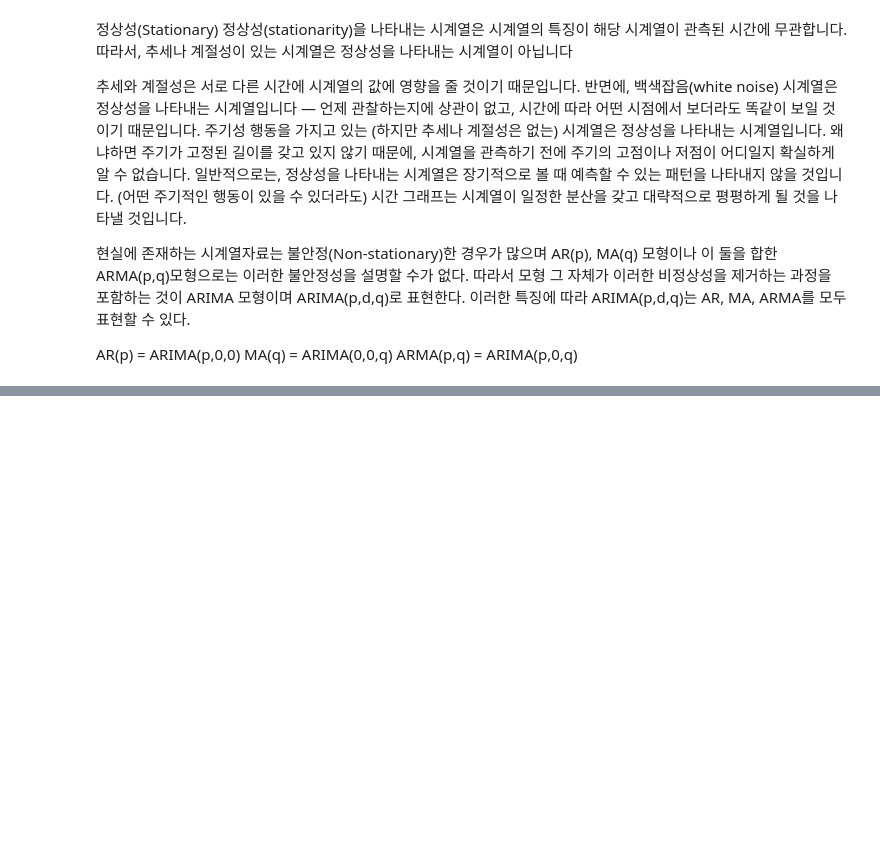
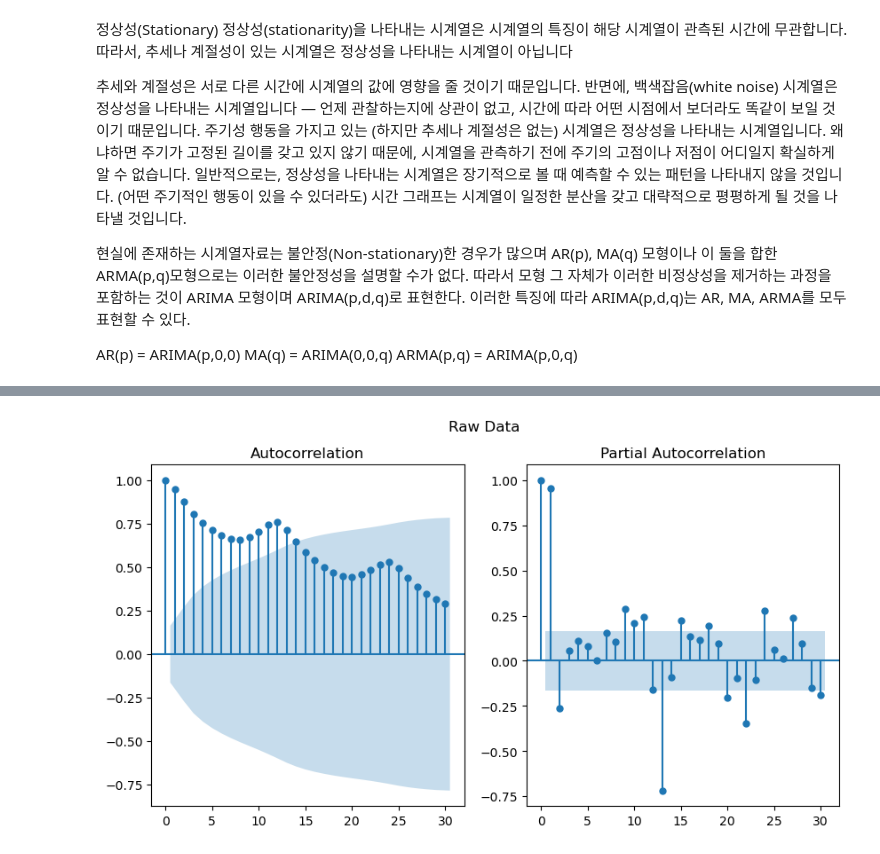
Before and after one commit to bnv20/Caba_ml, a Jupyter notebook: ML56_시계열분석_ARIMA_SARIMA_guide.ipynb, the cells around one changed output, grey strips where cells are left out. Cells and saved outputs as stored; diff of their text form; code cells hidden in the pictures; blank space fills up the shorter version.

```diff
--- a/ML56_시계열분석_ARIMA_SARIMA_guide.ipynb
+++ b/ML56_시계열분석_ARIMA_SARIMA_guide.ipynb
@@ -71,0 +140,10 @@ ARMA(p,q) = ARIMA(p,0,q)
+# %%
+import statsmodels.api as sm
+
+fig, ax = plt.subplots(1,2,figsize=(10,5))
+fig.suptitle('Raw Data')
+sm.graphics.tsa.plot_acf(data.values.squeeze(), lags=30, ax=ax[0])
+sm.graphics.tsa.plot_pacf(data.values.squeeze(), lags=30, ax=ax[1])
+plt.show()
+# %% [output]
+[figure, added]
```
Also changed, not shown: parts of 7 cells of this notebook.
